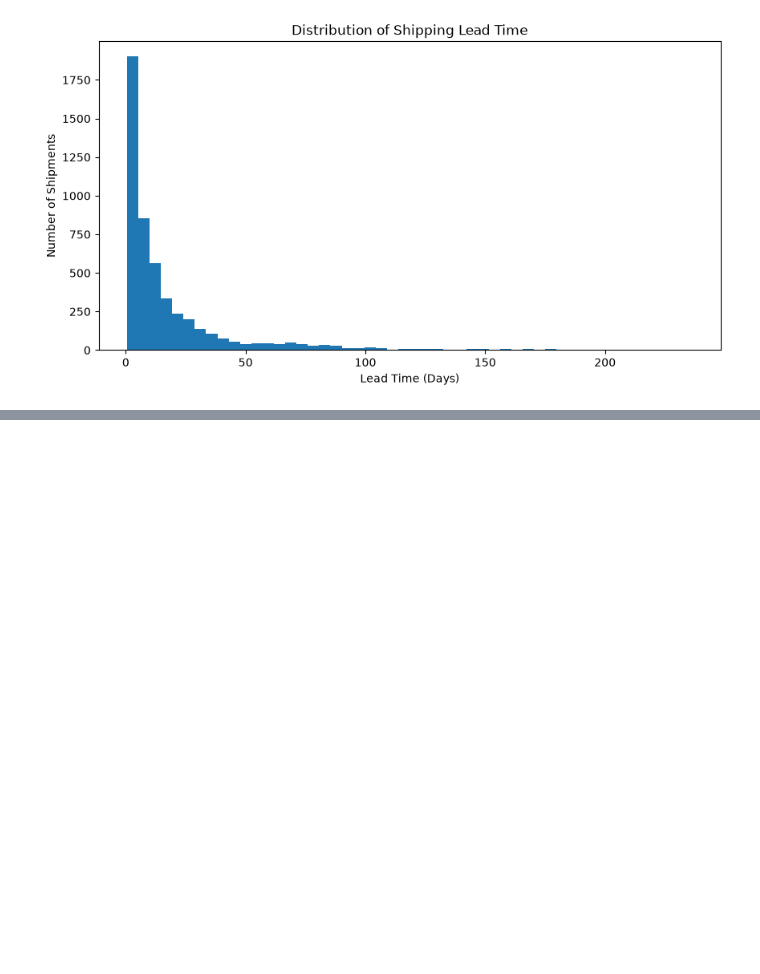
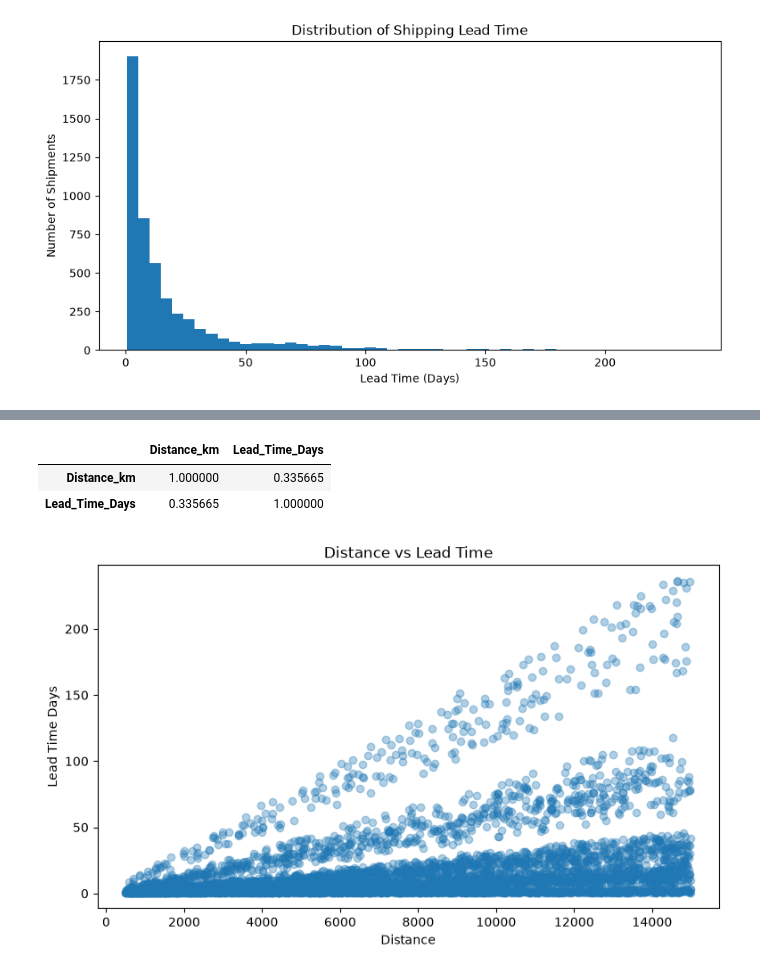
Before and after one commit to sharath1103/Global-Supply-Chain-Disruption, a Jupyter notebook: global_supply_chain_disruption.ipynb, the cells around one changed output, grey strips where cells are left out. Drawn from its saved outputs; the diff is of its cells as text; code cells hidden in the pictures; blank space fills up the shorter version.

```diff
--- a/global_supply_chain_disruption.ipynb
+++ b/global_supply_chain_disruption.ipynb
@@ -125,0 +200,10 @@ plt.show()
+# %%
+df["Geo_Risk_Quartile"] = pd.qcut(df["Geopolitical_Risk_Score"],q=4, duplicates="drop")
+
+geo_analysis = (df.groupby("Geo_Risk_Quartile", observed=True).agg(
+    Shipments = ("Shipment_ID", "count"),
+    Disruption_Rate = ("Disruption_Occurred", "mean"),
+    Avg_Lead_Time = ("Lead_Time_Days", "mean")
+))
+
+geo_analysis
@@ -125,0 +217,15 @@ plt.show()
+# %%
+df["Carrier_Reliability_Quartile"] = pd.qcut(
+    df["Carrier_Reliability_Score"],
+    q=4
+)
+carrier_analysis = (
+    df.groupby("Carrier_Reliability_Quartile",observed=True)
+    .agg(
+        Shipments=("Shipment_ID", "count"),
+        Disruption_Rate=("Disruption_Occurred", "mean"),
+        Avg_Lead_Time=("Lead_Time_Days", "mean")
+    )
+)
+
+carrier_analysis
@@ -125,0 +264,15 @@ plt.show()
+# %%
+df[["Distance_km", "Lead_Time_Days"]].corr()
+# %% [output]
+|  | Distance_km | Lead_Time_Days |
+| Distance_km | 1.000000 | 0.335665 |
+| Lead_Time_Days | 0.335665 | 1.000000 |
+# %%
+plt.figure(figsize=(9,5))
+plt.scatter(df["Distance_km"], df["Lead_Time_Days"], alpha = 0.35)
+plt.title("Distance vs Lead Time")
+plt.xlabel("Distance")
+plt.ylabel("Lead Time Days")
+plt.show()
+# %% [output]
+[figure, added]
```
Also changed, not shown: parts of 13 cells of this notebook.
